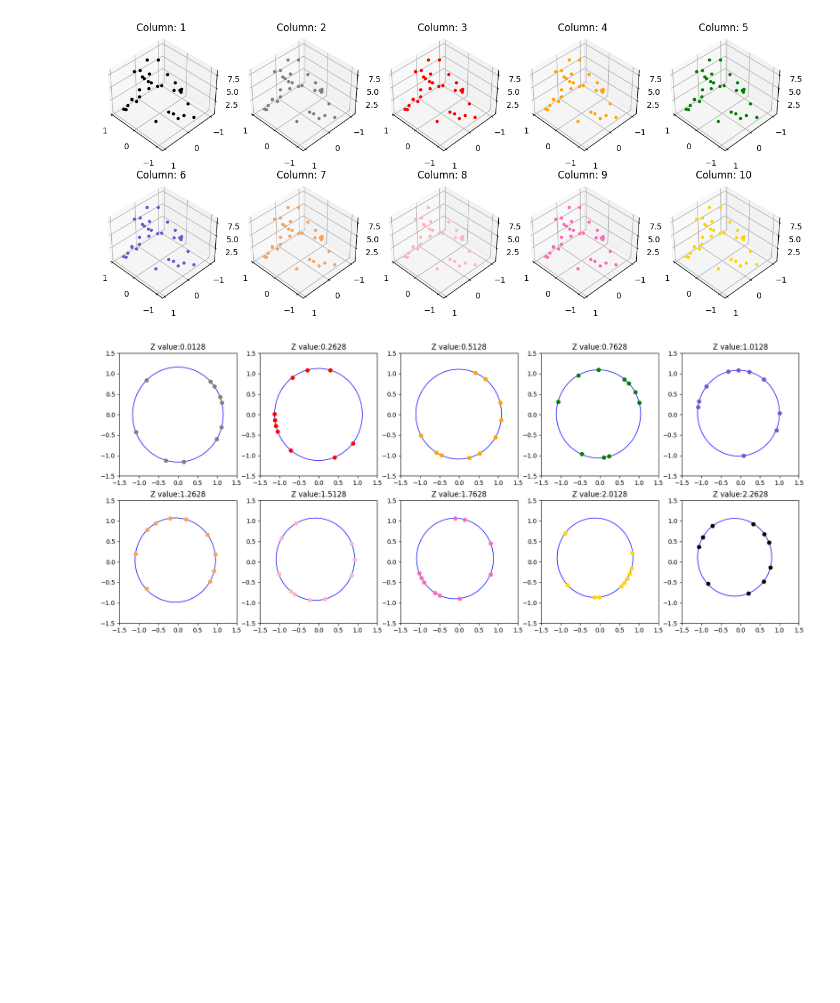
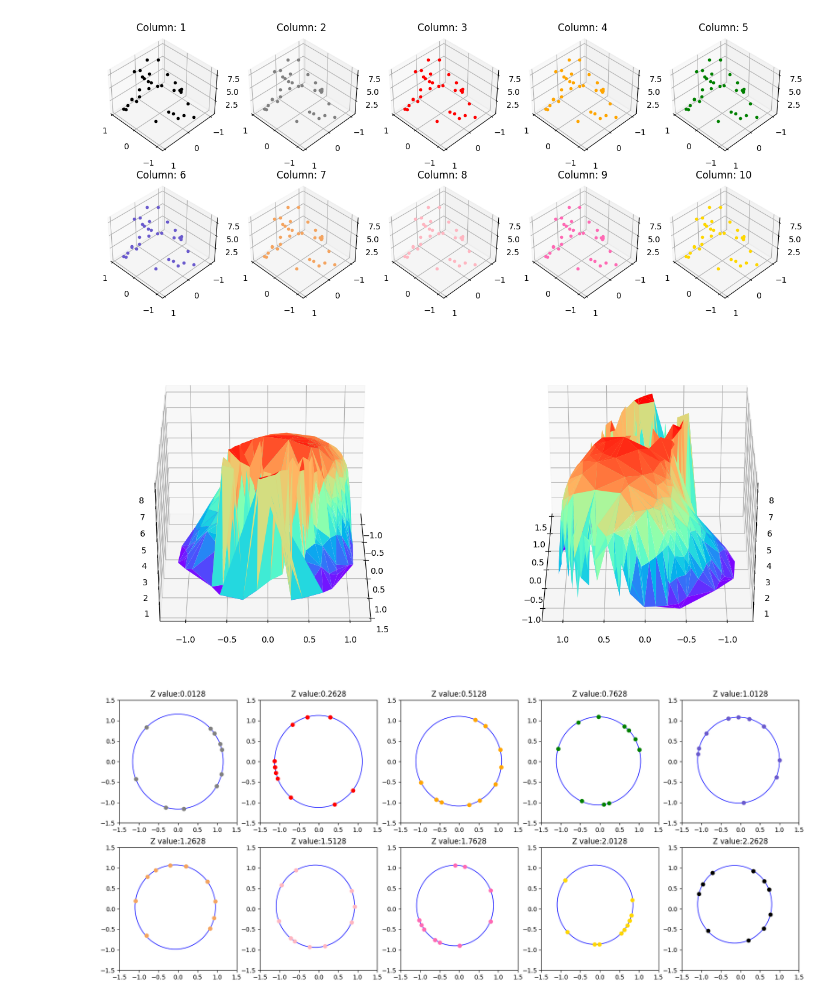
Before and after one commit to TalRos99/Surface-Prediction, a Jupyter notebook: Surface prediction.ipynb, the cells around one changed output. Cells and saved outputs as stored; diff of their text form; code cells hidden in the pictures; blank space fills up the shorter version.

```diff
--- a/Surface prediction.ipynb
+++ b/Surface prediction.ipynb
@@ -51,6 +51,19 @@ for index in data:
 # %% [output]
 [figure]
 [figure]
+# %%
+# Default triangulation
+z_unique_values = np.unique(z_lst)
+tr = Delaunay(vals, furthest_site=True)
+fig2 = plt.figure(figsize=(15, 8))
+ax2 = fig2.add_subplot(1, 2, 1, projection='3d')
+ax2.plot_trisurf(x_lst, y_lst, z_lst, triangles=tr.simplices, cmap=colormap)
+ax2.view_init(30, 0)
+ax3 = fig2.add_subplot(1, 2, 2, projection='3d')
+ax3.plot_trisurf(x_lst, y_lst, z_lst, triangles=tr.simplices, cmap=colormap)
+ax3.view_init(30, 180)
+# %% [output]
+[figure, added]
 # %%
 def circle_radius_and_center(p1, p2, p3):
     x1, y1 = p1
```
